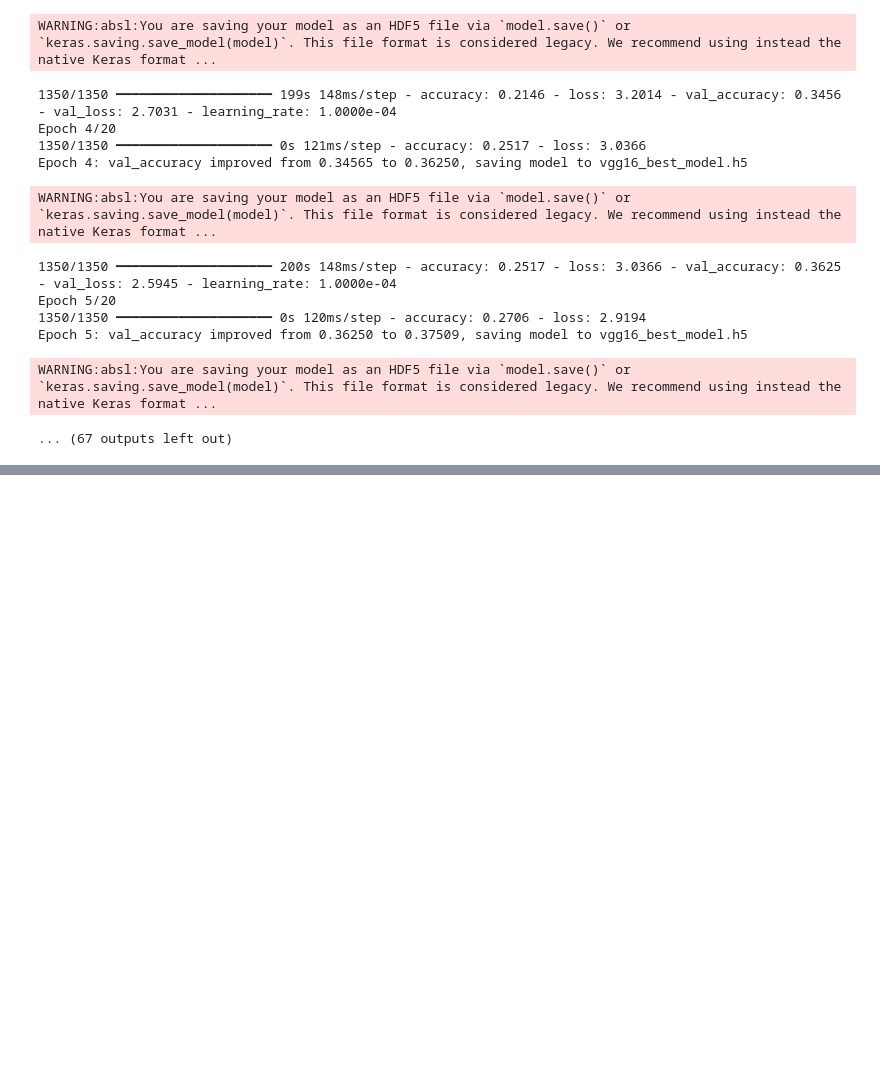
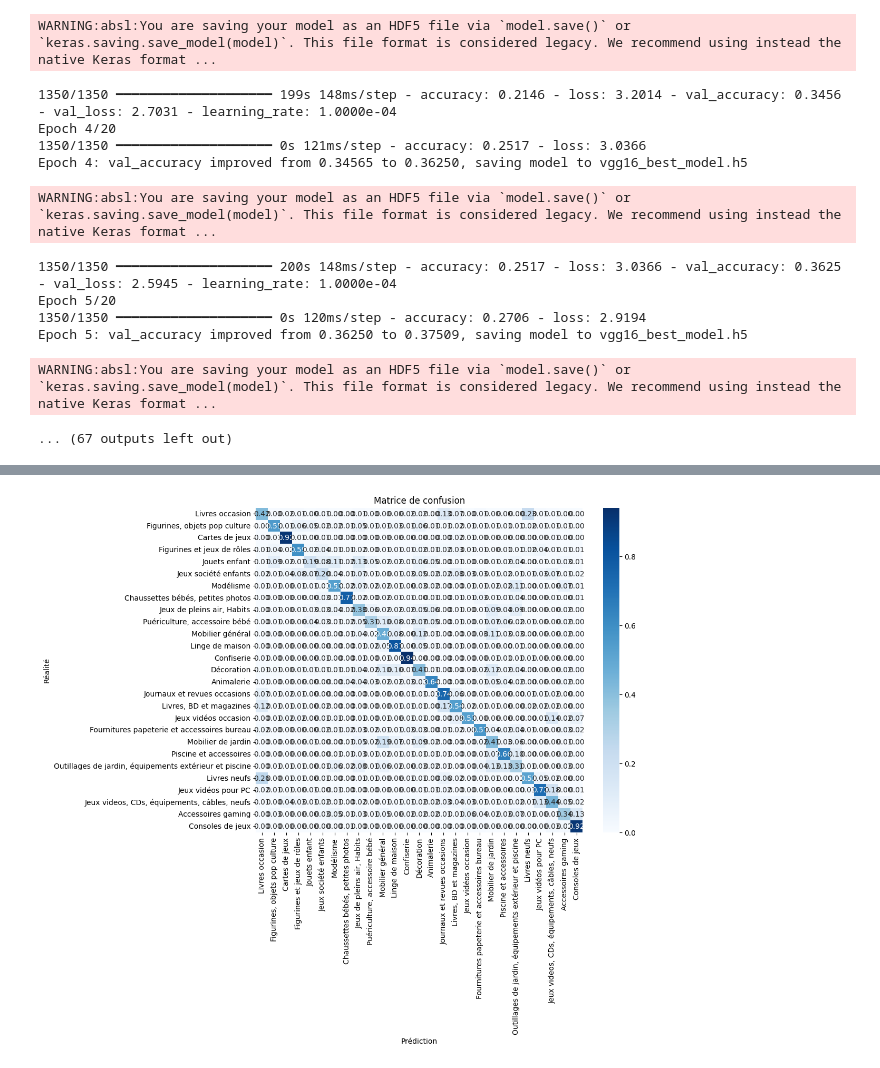
Before and after one commit to elkarimero/rakuten-challenge, a Jupyter notebook: notebooks/Models/karim-modelisation_VGG.ipynb, the cells around one changed output, grey strips where cells are left out. Drawn from its saved outputs; the diff is of its cells as text; code cells hidden in the pictures; blank space fills up the shorter version.

Commit message:
maj analyse vgg16

```diff
--- a/notebooks/Models/karim-modelisation_VGG.ipynb
+++ b/notebooks/Models/karim-modelisation_VGG.ipynb
@@ -263,0 +252,6 @@ WARNING:absl:You are saving your model as an HDF5 file via `model.save()` or `ke
+# %%
+# Chargement des poids
+model.load_weights('vgg16_final_model.h5')
+
+# Check
+model.summary()
@@ -263,0 +280,72 @@ WARNING:absl:You are saving your model as an HDF5 file via `model.save()` or `ke
+# %%
+### ANALYSE DE LA PERFORMACE ###
+import seaborn as sns
+
+# 1. Générer des prédictions sur l'ensemble de validation
+# Prévoir les classes pour tous les échantillons de validation
+predictions = []
+labels = []
+
+# Récupérer toutes les étiquettes et prédictions
+for images, true_labels in val_ds:
+    pred = model.predict(images)
+    pred_classes = np.argmax(pred, axis=1)
+
+    predictions.extend(pred_classes)
+    labels.extend(true_labels.numpy())
+
+# Convertir en arrays numpy
+predictions = np.array(predictions)
+labels = np.array(labels)
+
+# dictionnaire des catégories
+categories = {
+    10: "Livres occasion",
+    2280: "Journaux et revues occasions",
+    2403: "Livres, BD et magazines",
+    2522: "Fournitures papeterie et accessoires bureau",
+    2705: "Livres neufs",
+    40: "Jeux videos, CDs, équipements, câbles, neufs",
+    50: "Accessoires gaming",
+    60: "Consoles de jeux",
+    2462: "Jeux vidéos occasion",
+    2905: "Jeux vidéos pour PC",
+    1140: "Figurines, objets pop culture",
+    1160: "Cartes de jeux",
+    1180: "Figurines et jeux de rôles",
+    1280: "Jouets enfant",
+    1281: "Jeux société enfants",
+    1300: "Modélisme",
+    1302: "Jeux de pleins air, Habits",
+    1560: "Mobilier général",
+    2582: "Mobilier de jardin",
+    1320: "Puériculture, accessoire bébé",
+    2220: "Animalerie",
+    2583: "Piscine et accessoires",
+    2585: "Outillages de jardin, équipements extérieur et piscine",
+    1920: "Linge de maison",
+    2060: "Décoration",
+    1301: "Chaussettes bébés, petites photos",
+    1940: "Confiserie"
+}
+
+class_indices = val_ds.class_names # correspondance index vers idcategory
+predicted_ids = [class_indices[i] for i in predictions]
+true_ids = [class_indices[i] for i in labels]
+
+predicted_cat = [categories.get(int(cid)) for cid in predicted_ids]
+true_cat = [categories.get(int(cid)) for cid in true_ids]
+
+real_class_names = [categories.get(int(cid)) for cid in class_indices]
+
+# 2. Créer et afficher la matrice de confusion
+cm = confusion_matrix(labels, predictions, normalize='true')
+plt.figure(figsize=(10, 8))
+sns.heatmap(cm, annot=True, cmap='Blues', fmt='.2f', xticklabels=real_class_names, yticklabels=real_class_names)
+plt.xlabel('Prédiction')
+plt.ylabel('Réalité')
+plt.title('Matrice de confusion')
+plt.show()
+
+print(classification_report(true_cat, predicted_cat))
+# %% [output]
@@ -263,0 +370 @@ WARNING:absl:You are saving your model as an HDF5 file via `model.save()` or `ke
+[figure, added]
```
Also changed, not shown: parts of 9 cells of this notebook.
